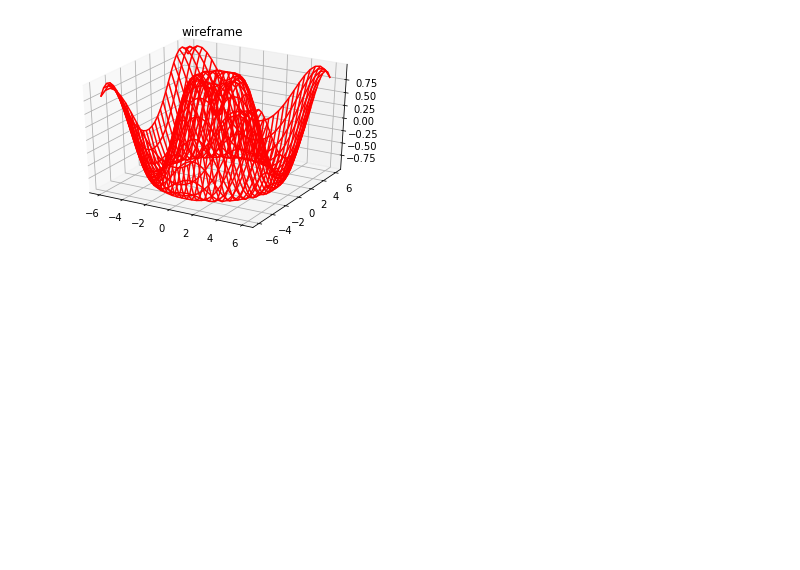
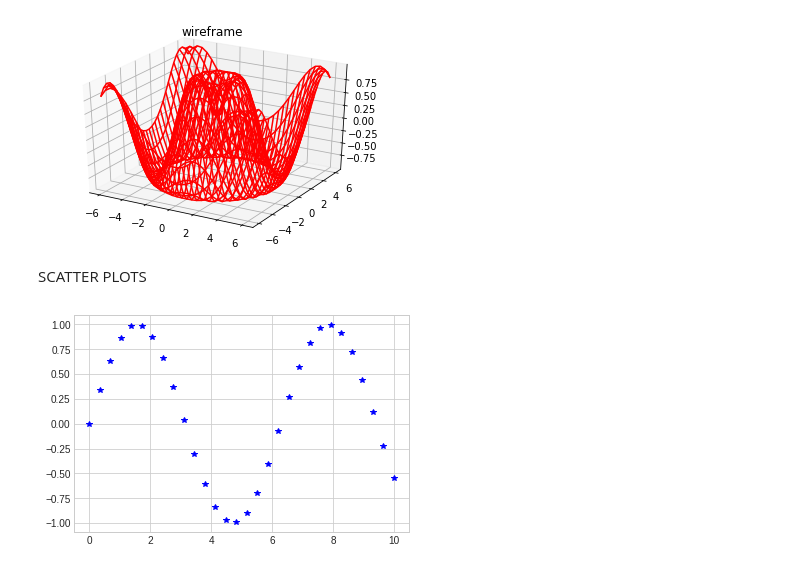
Before and after one commit to Luckygsm/internship, a Jupyter notebook: np4.ipynb, the cells around one changed output. Saved outputs shown, nothing was run; the diff lists cells and outputs as text; code cells hidden in the pictures; blank space fills up the shorter version.

```diff
--- a/np4.ipynb
+++ b/np4.ipynb
@@ -113,3 +113,16 @@ ax.plot_wireframe(X, Y, Z, color='red')
 ax.set_title('wireframe');
 # %% [output]
 [figure]
+# %% [markdown]
+SCATTER PLOTS
+# %%
+%matplotlib inline
+import matplotlib.pyplot as plt
+plt.style.use('seaborn-whitegrid')
+import numpy as np
+x = np.linspace(0, 10, 30)
+y = np.sin(x)
+
+plt.plot(x, y, '*', color='blue');
+# %% [output]
+[figure, added]
```
Also changed, not shown: parts of 8 cells of this notebook.
